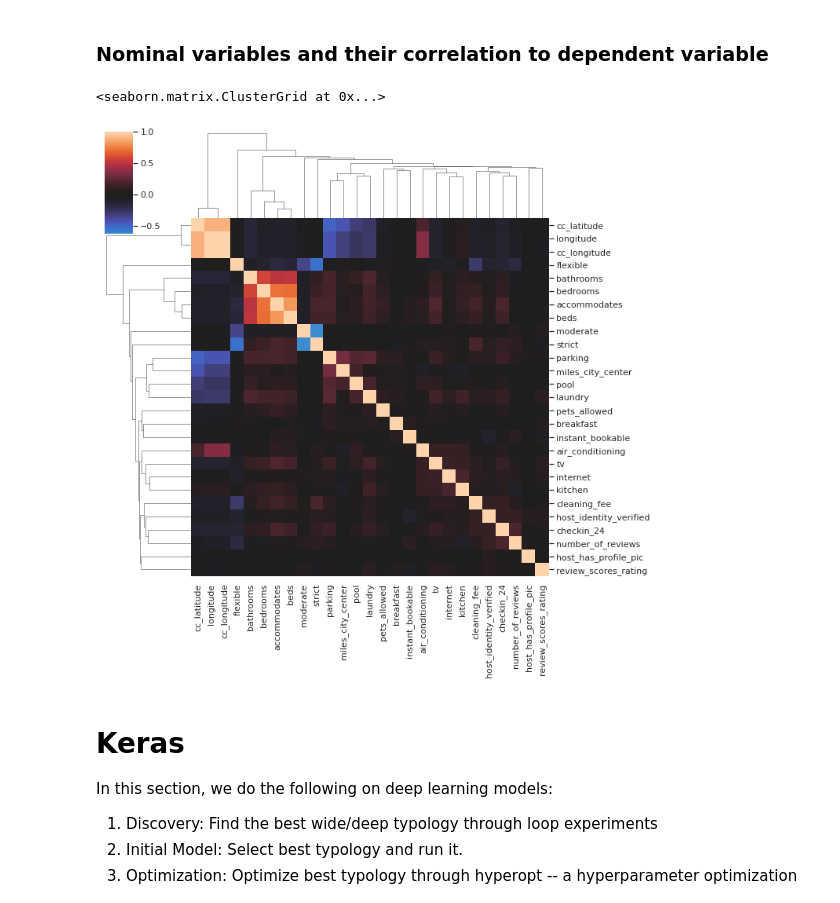
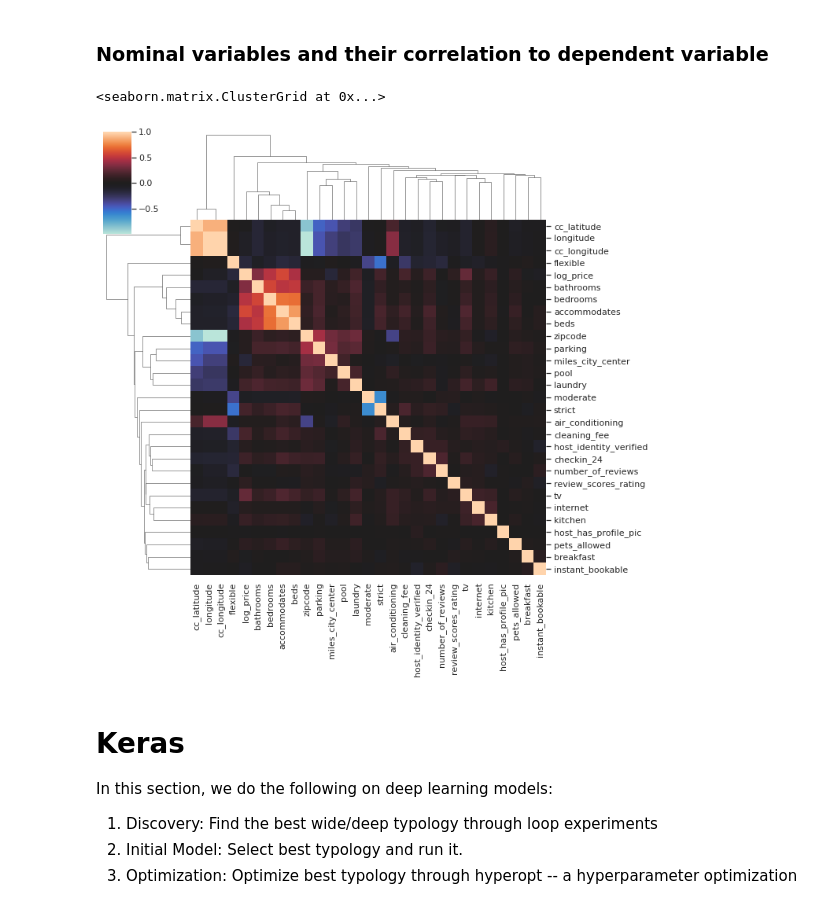
Before and after one commit to vbeohar/w207_spring2020_section4_aav, a Jupyter notebook: Final_Project_W207_Andrew_Dively_Vaibhav_Beohar_Andrew_Fogarty.ipynb, the cells around one changed output. Saved outputs shown, nothing was run; the diff lists cells and outputs as text; code cells hidden in the pictures.

```diff
--- a/Final_Project_W207_Andrew_Dively_Vaibhav_Beohar_Andrew_Fogarty.ipynb
+++ b/Final_Project_W207_Andrew_Dively_Vaibhav_Beohar_Andrew_Fogarty.ipynb
@@ -203,18 +203,18 @@ Text(0, 0.5, '# of Listings')
 # %% [markdown]
 ### Nominal variables and their correlation to dependent variable
 # %%
-nominal = ['internet','air_conditioning','breakfast','parking','kitchen','pool','pets_allowed',
+nominal = ['log_price', 'internet','air_conditioning','breakfast','parking','kitchen','pool','pets_allowed',
            'checkin_24','tv','laundry','accommodates','bathrooms','flexible','moderate','strict',
            'cleaning_fee','host_has_profile_pic','host_identity_verified','instant_bookable','longitude',
            'miles_city_center','cc_latitude','cc_longitude','number_of_reviews','review_scores_rating',
-           'bedrooms','beds']
+           'bedrooms','beds', 'zipcode']
 
 df_quant = df[nominal]
 
 sns.clustermap(df_quant.corr(), center=0)
 # %% [output]
 <seaborn.matrix.ClusterGrid at 0x...>
-[figure, old version]
+[figure, new version]
 # %% [markdown]
 # Keras
 In this section, we do the following on deep learning models:
```
